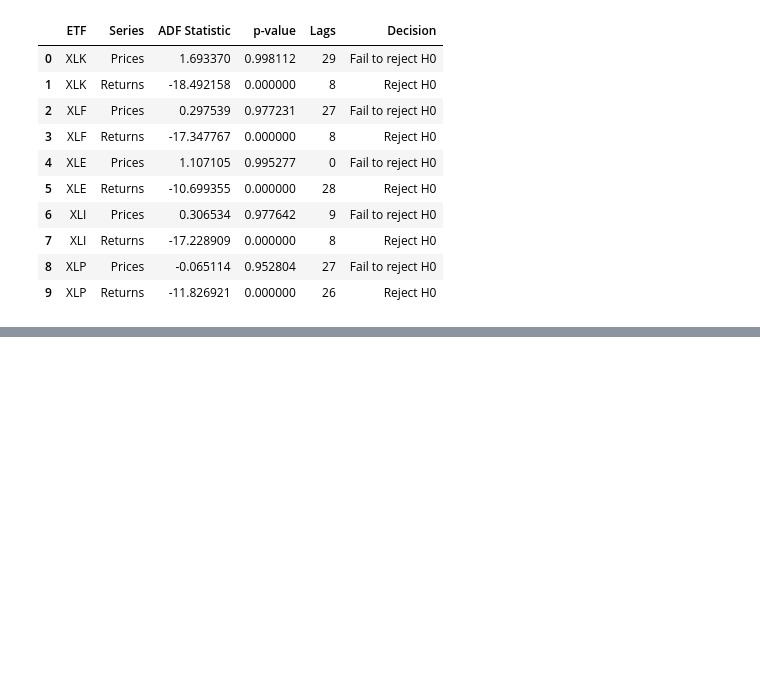
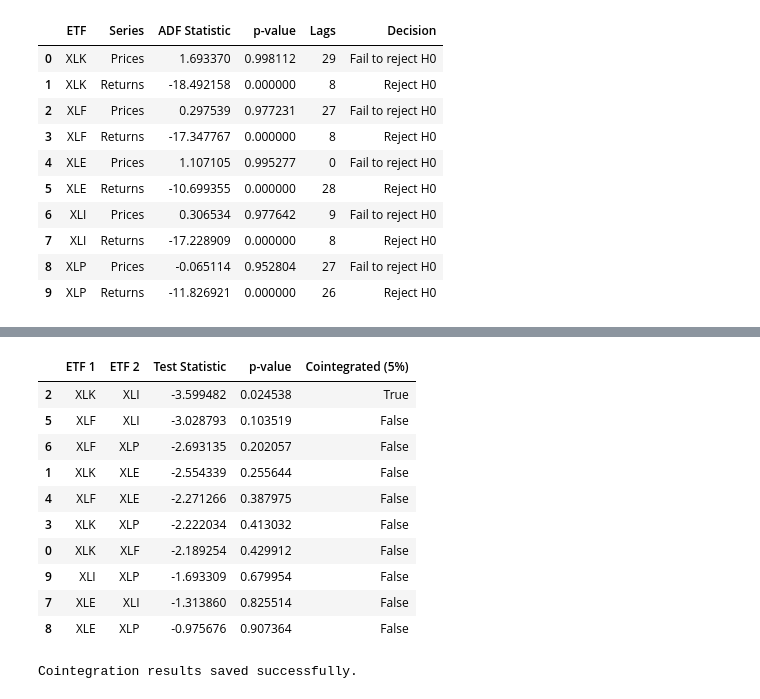
Before and after one commit to adylezz/bayesian-basket-trading, a Jupyter notebook: notebooks/stationarity_analysis.ipynb, the cells around one changed output, grey strips where cells are left out. Cells and saved outputs as stored; diff of their text form; code cells hidden in the pictures; blank space fills up the shorter version.

```diff
--- a/notebooks/stationarity_analysis.ipynb
+++ b/notebooks/stationarity_analysis.ipynb
@@ -200,0 +454,50 @@ display(adf_df.round(6))
+# %%
+from itertools import combinations
+from statsmodels.tsa.stattools import coint
+
+# Pairwise Engle-Granger cointegration tests
+cointegration_results = []
+
+for etf_1, etf_2 in combinations(prices.columns, 2):
+
+    test_stat, p_value, critical_values = coint(
+        prices[etf_1],
+        prices[etf_2],
+        trend="c",
+        autolag="aic"
+    )
+
+    cointegration_results.append({
+        "ETF 1": etf_1,
+        "ETF 2": etf_2,
+        "Test Statistic": test_stat,
+        "p-value": p_value,
+        "Cointegrated (5%)": p_value < 0.05
+    })
+
+cointegration_df = pd.DataFrame(
+    cointegration_results
+).sort_values("p-value")
+
+display(cointegration_df.round(6))
+# %% [output]
+|  | ETF 1 | ETF 2 | Test Statistic | p-value | Cointegrated (5%) |
+| 2 | XLK | XLI | -3.599482 | 0.024538 | True |
+| 5 | XLF | XLI | -3.028793 | 0.103519 | False |
+| 6 | XLF | XLP | -2.693135 | 0.202057 | False |
+| 1 | XLK | XLE | -2.554339 | 0.255644 | False |
+| 4 | XLF | XLE | -2.271266 | 0.387975 | False |
+| 3 | XLK | XLP | -2.222034 | 0.413032 | False |
+| 0 | XLK | XLF | -2.189254 | 0.429912 | False |
+| 9 | XLI | XLP | -1.693309 | 0.679954 | False |
+| 7 | XLE | XLI | -1.313860 | 0.825514 | False |
+| 8 | XLE | XLP | -0.975676 | 0.907364 | False |
+# %%
+cointegration_df.to_csv(
+    RESULTS_PATH / "cointegration_results.csv",
+    index=False
+)
+
+print("Cointegration results saved successfully.")
+# %% [output]
+Cointegration results saved successfully.
```
Also changed, not shown: parts of 20 cells of this notebook, 5 other files.
